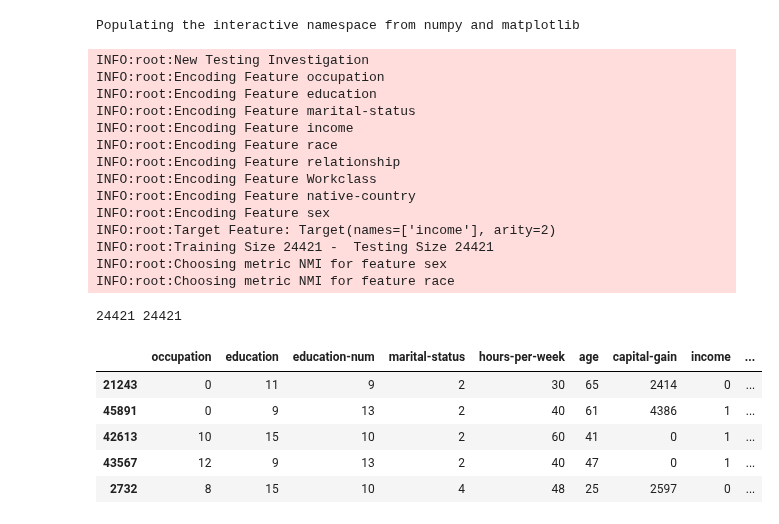
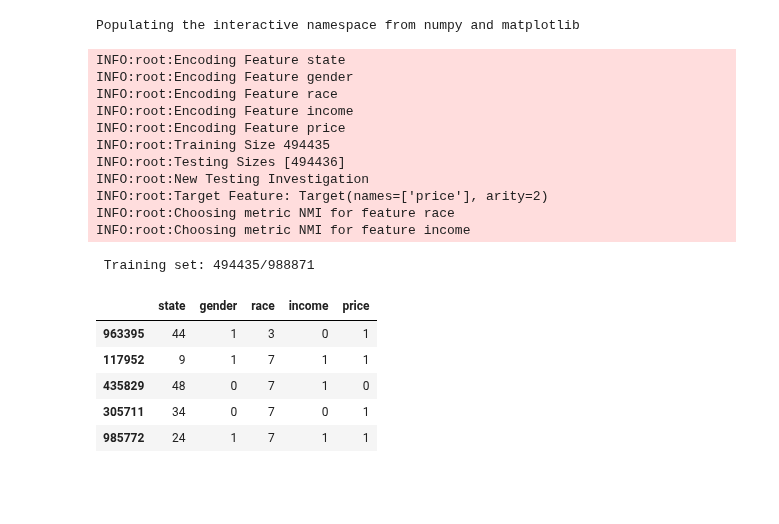
Before and after one commit to columbia/fairtest, a Jupyter notebook: src/test.ipynb, the cells around one changed output. Drawn from its saved outputs; the diff is of its cells as text; code cells hidden in the pictures; blank space fills up the shorter version.

Commit message:
Adds holdout set construction for adaptive data analysis

```diff
--- a/src/test.ipynb
+++ b/src/test.ipynb
@@ -16,6 +15,7 @@ import fairtest.utils.log as fairtest_log
 imp.reload(fairtest_log)
 fairtest_log.set_params(filename='fairtest.log', level=logging.INFO)
 # %%
+from fairtest import DataSource
 import fairtest.investigation as inv
 import fairtest.testing as testing
 import fairtest.discovery as discovery
@@ -27,19 +27,8 @@ import fairtest.modules.metrics.binary_metrics as binary_metrics
 import fairtest.modules.statistics.confidence_interval as intervals
 import ast
 import sklearn.preprocessing as preprocessing
+
 '''
-imp.reload(intervals)
-imp.reload(inv)
-imp.reload(testing)
-imp.reload(discovery)
-imp.reload(error_profiling)
-imp.reload(metrics)
-imp.reload(correlation)
-imp.reload(binary_metrics)
-imp.reload(regression)
-'''
-
-
 dataname = 'adult'
 data = pd.read_csv(
             '../data/adult/adult.csv',
@@ -53,7 +42,7 @@ data = data.drop('fnlwgt', axis=1)
 TARGET = 'income'
 SENS = ['sex', 'race']
 EXPL = []
-
+'''
 
 '''
 dataname = 'medical_bin'
@@ -94,7 +83,7 @@ SENS = ['gender']
 EXPL = ['department']
 EXPL = []
 '''
-'''
+
 dataname = 'staples'
 data = pd.read_csv(
             '../data/staples/staples.csv',
@@ -108,7 +97,7 @@ data = data.drop('city', axis=1)
 TARGET = 'price'
 SENS = ['income', 'race']
 EXPL = []
-'''
+
 '''
 data['race'] = map(lambda x: 'Asian' if 'Asian' in x else
                    'Indian & Alaska Native' if 'Indian' in x  else
@@ -156,56 +145,55 @@ EXPL = []
 labeled_data = map(lambda s: ast.literal_eval(s), data[TARGET])
 for l in labeled_data:
     assert len(l) == 5
 label_encoder = preprocessing.MultiLabelBinarizer()
 labeled_data = label_encoder.fit_transform(labeled_data)
 labels = label_encoder.classes_
 df_labels = pd.DataFrame(labeled_data, columns=labels)
 data = pd.concat([data.drop(TARGET, axis=1), df_labels], axis=1)
 TARGET = labels.tolist()
 '''
 '''
 dataname = 'benchmark'
 data = pd.read_csv(
             '../data/benchmark/benchmark.csv',
             header=0,
             sep=r'\s*,\s*',
             engine='python',
             na_values="?")
 TARGET = 'price'
 SENS = ['race', 'income']
 EXPL = []
 '''
 
 #metrics = {'gender': 'Diff'}
 metrics = {}
 
-exp = testing.Testing(data, SENS, TARGET, EXPL, metrics=metrics, train_size=0.5, random_state=RANDOM_SEED)
-#exp = error_profiling.ErrorProfiling(data, SENS, TARGET, GROUND_TRUTH, EXPL, metrics=metrics, train_size=0.5, random_state=RANDOM_SEED)
-#exp = discovery.Discovery(data, SENS, TARGET, EXPL, metrics=metrics, train_size=0.5, topk=35, random_state=RANDOM_SEED)
-print len(exp.train_set), len(exp.test_set)
+data_source = DataSource(data, random_state=RANDOM_SEED)
+
+exp = testing.Testing(data_source, SENS, TARGET, EXPL, metrics=metrics, random_state=RANDOM_SEED)
+#exp = error_profiling.ErrorProfiling(data_source, SENS, TARGET, GROUND_TRUTH, EXPL, metrics=metrics, train_size=0.5, random_state=RANDOM_SEED)
+#exp = discovery.Discovery(data_source, SENS, TARGET, EXPL, metrics=metrics, train_size=0.5, topk=35, random_state=RANDOM_SEED)
+print 'Training set: {}/{}'.format(len(exp.train_set), len(data))
 exp.train_set.tail()
 # %% [output]
+INFO:root:Encoding Feature state
+INFO:root:Encoding Feature gender
+INFO:root:Encoding Feature race
+INFO:root:Encoding Feature income
+INFO:root:Encoding Feature price
+INFO:root:Training Size 494435
+INFO:root:Testing Sizes [494436]
 INFO:root:New Testing Investigation
-INFO:root:Encoding Feature occupation
-INFO:root:Encoding Feature education
-INFO:root:Encoding Feature marital-status
-INFO:root:Encoding Feature income
-INFO:root:Encoding Feature race
-INFO:root:Encoding Feature relationship
-INFO:root:Encoding Feature Workclass
-INFO:root:Encoding Feature native-country
-INFO:root:Encoding Feature sex
-INFO:root:Target Feature: Target(names=['income'], arity=2)
-INFO:root:Training Size 24421 -  Testing Size 24421
-INFO:root:Choosing metric NMI for feature sex
+INFO:root:Target Feature: Target(names=['price'], arity=2)
 INFO:root:Choosing metric NMI for feature race
+INFO:root:Choosing metric NMI for feature income
-24421 24421
+ Training set: 494435/988871
-|  | occupation | education | education-num | marital-status | hours-per-week | age | capital-gain | income | ... |
-| 21243 | 0 | 11 | 9 | 2 | 30 | 65 | 2414 | 0 | ... |
-| 45891 | 0 | 9 | 13 | 2 | 40 | 61 | 4386 | 1 | ... |
-| 42613 | 10 | 15 | 10 | 2 | 60 | 41 | 0 | 1 | ... |
-| 43567 | 12 | 9 | 13 | 2 | 40 | 47 | 0 | 1 | ... |
-| 2732 | 8 | 15 | 10 | 4 | 48 | 25 | 2597 | 0 | ... |
+|  | state | gender | race | income | price |
+| 963395 | 44 | 1 | 3 | 0 | 1 |
+| 117952 | 9 | 1 | 7 | 1 | 1 |
+| 435829 | 48 | 0 | 7 | 1 | 0 |
+| 305711 | 34 | 0 | 7 | 0 | 1 |
+| 985772 | 24 | 1 | 7 | 1 | 1 |
 # %%
 import fairtest.modules.context_discovery.guided_tree as guided_tree
 #imp.reload(guided_tree)
```
Also changed, not shown: parts of 5 cells of this notebook, 27 other files.
